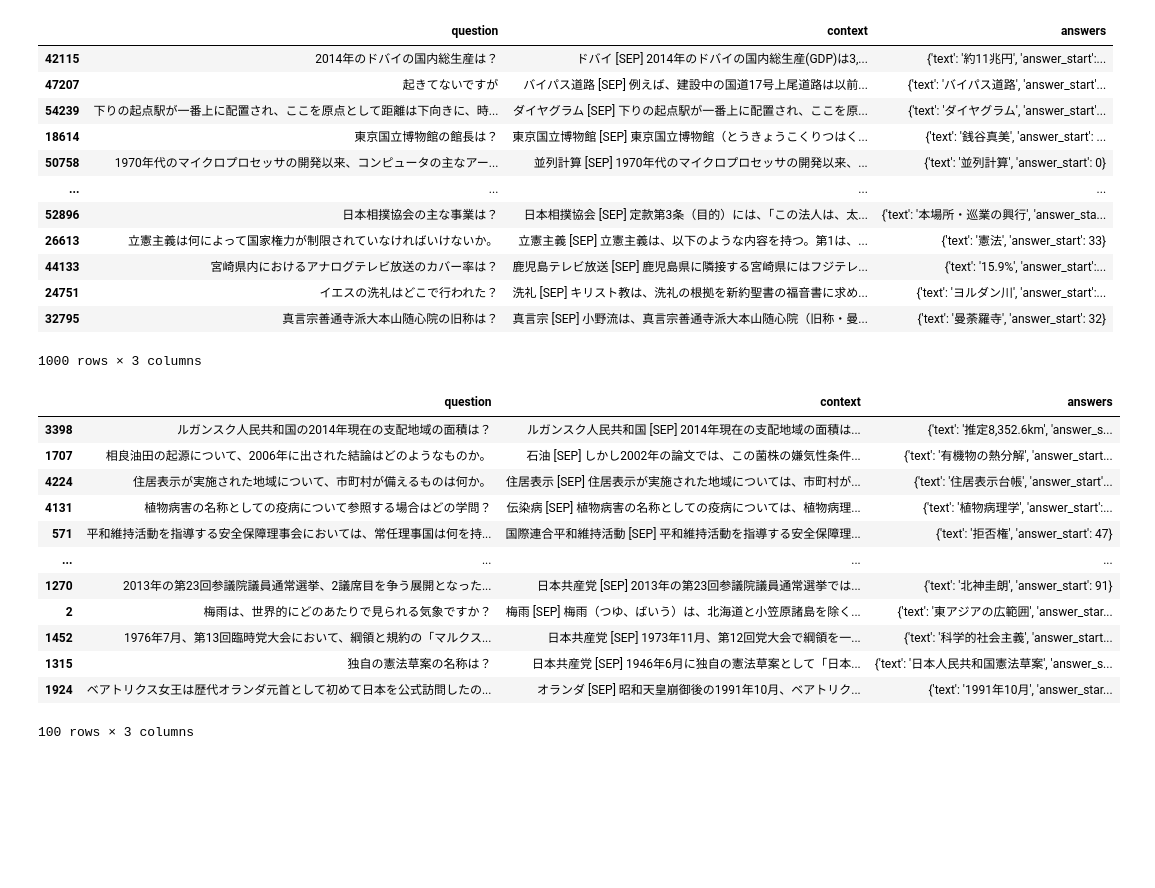
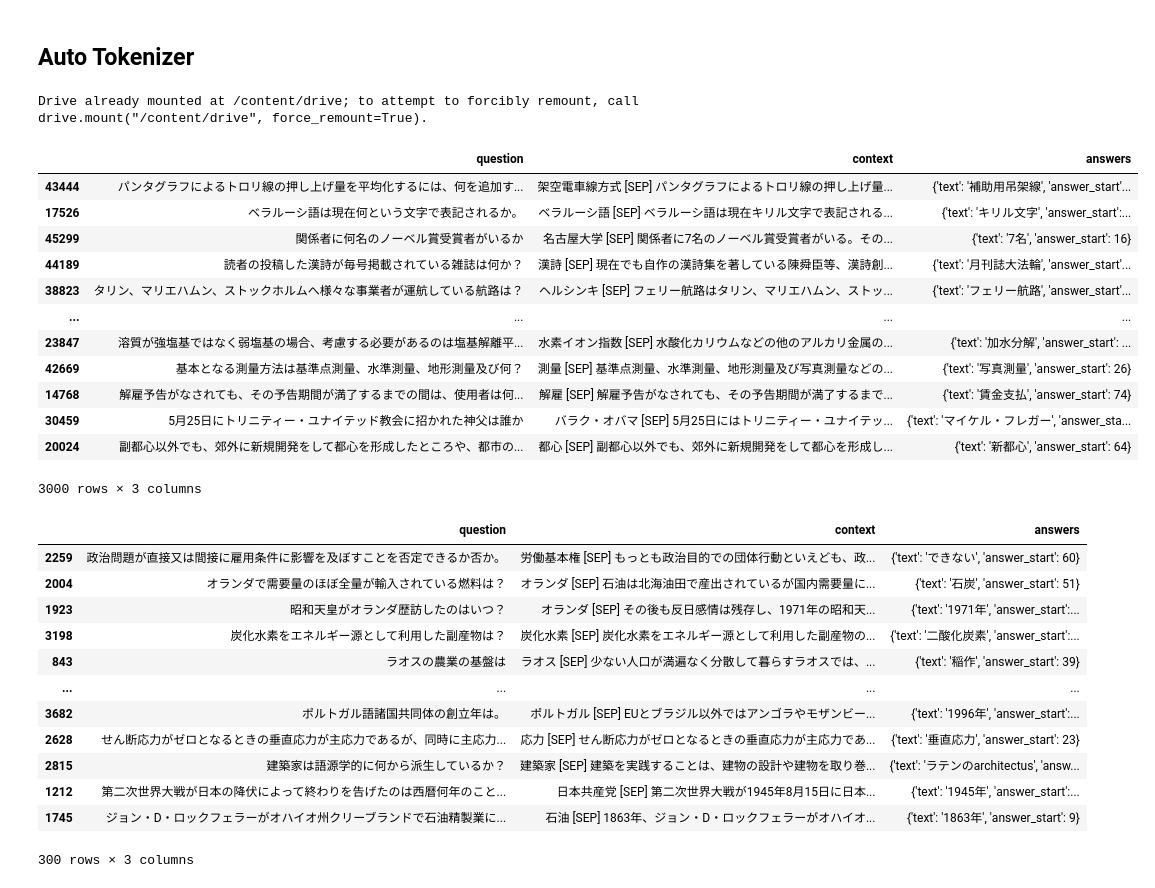
Before and after one commit to lhideki/www.inoue-kobo.com, a Jupyter notebook: www/content/ai_ml/train-qas/train-qas.ipynb, the cells around one changed output. Drawn from its saved outputs; the diff is of its cells as text; code cells hidden in the pictures; blank space fills up the shorter version.

```diff
--- a/www/content/ai_ml/train-qas/train-qas.ipynb
+++ b/www/content/ai_ml/train-qas/train-qas.ipynb
@@ -1,58 +96,67 @@
+# %% [markdown]
+## Auto Tokenizer
+# %%
+from google.colab import drive
+drive.mount('/content/drive')
+# %% [output]
+Drive already mounted at /content/drive; to attempt to forcibly remount, call drive.mount("/content/drive", force_remount=True).
 # %%
 import pandas as pd
 import json
 import numpy as np
 
-train_filename = 'data/jsquad-v1.0/train-v1.0.json'
-test_filename = 'data/jsquad-v1.0/valid-v1.0.json'
+train_filename = '/content/drive/MyDrive/Colab Notebooks/train-qas/data/jsquad-v1.0/train-v1.0.json'
+test_filename = '/content/drive/MyDrive/Colab Notebooks/train-qas/data/jsquad-v1.0/valid-v1.0.json'
 
 
 # https://www.kaggle.com/code/sanjay11100/squad-stanford-q-a-json-to-pandas-dataframe
 def squad_json_to_dataframe_train(input_file_path, record_path=['data', 'paragraphs', 'qas', 'answers']):
     file = json.loads(open(input_file_path).read())
     m = pd.io.json.json_normalize(file, record_path[:-1])
     r = pd.io.json.json_normalize(file, record_path[:-2])
 
     # combining it into single dataframe
     idx = np.repeat(r['context'].values, r.qas.str.len())
     m['context'] = idx
     m['answers'] = m['answers'].apply(lambda x: x[0])
 
     return m[['question', 'context', 'answers']]
 
 
-train_df = squad_json_to_dataframe_train(train_filename).sample(1000)
-test_df = squad_json_to_dataframe_train(test_filename).sample(100)
+train_df = squad_json_to_dataframe_train(train_filename).sample(3000, random_state=42)
+test_df = squad_json_to_dataframe_train(test_filename).sample(300, random_state=42)
+# train_df = squad_json_to_dataframe_train(train_filename)
+# test_df = squad_json_to_dataframe_train(test_filename)
 
 display(train_df)
 display(test_df)
 # %% [output]
 |  | question | context | answers |
-| 42115 | 2014年のドバイの国内総生産は？ | ドバイ [SEP] 2014年のドバイの国内総生産(GDP)は3,... | {'text': '約11兆円', 'answer_start':... |
-| 47207 | 起きてないですが | バイパス道路 [SEP] 例えば、建設中の国道17号上尾道路は以前... | {'text': 'バイパス道路', 'answer_start'... |
-| 54239 | 下りの起点駅が一番上に配置され、ここを原点として距離は下向きに、時... | ダイヤグラム [SEP] 下りの起点駅が一番上に配置され、ここを原... | {'text': 'ダイヤグラム', 'answer_start'... |
-| 18614 | 東京国立博物館の館長は？ | 東京国立博物館 [SEP] 東京国立博物館（とうきょうこくりつはく... | {'text': '銭谷真美', 'answer_start': ... |
-| 50758 | 1970年代のマイクロプロセッサの開発以来、コンピュータの主なアー... | 並列計算 [SEP] 1970年代のマイクロプロセッサの開発以来、... | {'text': '並列計算', 'answer_start': 0} |
+| 43444 | パンタグラフによるトロリ線の押し上げ量を平均化するには、何を追加す... | 架空電車線方式 [SEP] パンタグラフによるトロリ線の押し上げ量... | {'text': '補助用吊架線', 'answer_start'... |
+| 17526 | ベラルーシ語は現在何という文字で表記されるか。 | ベラルーシ語 [SEP] ベラルーシ語は現在キリル文字で表記される... | {'text': 'キリル文字', 'answer_start':... |
+| 45299 | 関係者に何名のノーベル賞受賞者がいるか | 名古屋大学 [SEP] 関係者に7名のノーベル賞受賞者がいる。その... | {'text': '7名', 'answer_start': 16} |
+| 44189 | 読者の投稿した漢詩が毎号掲載されている雑誌は何か？ | 漢詩 [SEP] 現在でも自作の漢詩集を著している陳舜臣等、漢詩創... | {'text': '月刊誌大法輪', 'answer_start'... |
+| 38823 | タリン、マリエハムン、ストックホルムへ様々な事業者が運航している航路は？ | ヘルシンキ [SEP] フェリー航路はタリン、マリエハムン、ストッ... | {'text': 'フェリー航路', 'answer_start'... |
 | ... | ... | ... | ... |
-| 52896 | 日本相撲協会の主な事業は？ | 日本相撲協会 [SEP] 定款第3条（目的）には、「この法人は、太... | {'text': '本場所・巡業の興行', 'answer_sta... |
-| 26613 | 立憲主義は何によって国家権力が制限されていなければいけないか。 | 立憲主義 [SEP] 立憲主義は、以下のような内容を持つ。第1は、... | {'text': '憲法', 'answer_start': 33} |
-| 44133 | 宮崎県内におけるアナログテレビ放送のカバー率は？ | 鹿児島テレビ放送 [SEP] 鹿児島県に隣接する宮崎県にはフジテレ... | {'text': '15.9%', 'answer_start':... |
-| 24751 | イエスの洗礼はどこで行われた？ | 洗礼 [SEP] キリスト教は、洗礼の根拠を新約聖書の福音書に求め... | {'text': 'ヨルダン川', 'answer_start':... |
-| 32795 | 真言宗善通寺派大本山随心院の旧称は？ | 真言宗 [SEP] 小野流は、真言宗善通寺派大本山随心院（旧称・曼... | {'text': '曼荼羅寺', 'answer_start': 32} |
+| 23847 | 溶質が強塩基ではなく弱塩基の場合、考慮する必要があるのは塩基解離平... | 水素イオン指数 [SEP] 水酸化カリウムなどの他のアルカリ金属の... | {'text': '加水分解', 'answer_start': ... |
+| 42669 | 基本となる測量方法は基準点測量、水準測量、地形測量及び何？ | 測量 [SEP] 基準点測量、水準測量、地形測量及び写真測量などの... | {'text': '写真測量', 'answer_start': 26} |
+| 14768 | 解雇予告がなされても、その予告期間が満了するまでの間は、使用者は何... | 解雇 [SEP] 解雇予告がなされても、その予告期間が満了するまで... | {'text': '賃金支払', 'answer_start': 74} |
+| 30459 | 5月25日にトリニティー・ユナイテッド教会に招かれた神父は誰か | バラク・オバマ [SEP] 5月25日にはトリニティー・ユナイテッ... | {'text': 'マイケル・フレガー', 'answer_sta... |
+| 20024 | 副都心以外でも、郊外に新規開発をして都心を形成したところや、都市の... | 都心 [SEP] 副都心以外でも、郊外に新規開発をして都心を形成し... | {'text': '新都心', 'answer_start': 64} |
-1000 rows × 3 columns
+3000 rows × 3 columns
 |  | question | context | answers |
-| 3398 | ルガンスク人民共和国の2014年現在の支配地域の面積は？ | ルガンスク人民共和国 [SEP] 2014年現在の支配地域の面積は... | {'text': '推定8,352.6km', 'answer_s... |
-| 1707 | 相良油田の起源について、2006年に出された結論はどのようなものか。 | 石油 [SEP] しかし2002年の論文では、この菌株の嫌気性条件... | {'text': '有機物の熱分解', 'answer_start... |
-| 4224 | 住居表示が実施された地域について、市町村が備えるものは何か。 | 住居表示 [SEP] 住居表示が実施された地域については、市町村が... | {'text': '住居表示台帳', 'answer_start'... |
-| 4131 | 植物病害の名称としての疫病について参照する場合はどの学問？ | 伝染病 [SEP] 植物病害の名称としての疫病については、植物病理... | {'text': '植物病理学', 'answer_start':... |
-| 571 | 平和維持活動を指導する安全保障理事会においては、常任理事国は何を持... | 国際連合平和維持活動 [SEP] 平和維持活動を指導する安全保障理... | {'text': '拒否権', 'answer_start': 47} |
+| 2259 | 政治問題が直接又は間接に雇用条件に影響を及ぼすことを否定できるか否か。 | 労働基本権 [SEP] もっとも政治目的での団体行動といえども、政... | {'text': 'できない', 'answer_start': 60} |
+| 2004 | オランダで需要量のほぼ全量が輸入されている燃料は？ | オランダ [SEP] 石油は北海油田で産出されているが国内需要量に... | {'text': '石炭', 'answer_start': 51} |
+| 1923 | 昭和天皇がオランダ歴訪したのはいつ？ | オランダ [SEP] その後も反日感情は残存し、1971年の昭和天... | {'text': '1971年', 'answer_start':... |
+| 3198 | 炭化水素をエネルギー源として利用した副産物は？ | 炭化水素 [SEP] 炭化水素をエネルギー源として利用した副産物の... | {'text': '二酸化炭素', 'answer_start':... |
+| 843 | ラオスの農業の基盤は | ラオス [SEP] 少ない人口が満遍なく分散して暮らすラオスでは、... | {'text': '稲作', 'answer_start': 39} |
 | ... | ... | ... | ... |
-| 1270 | 2013年の第23回参議院議員通常選挙、2議席目を争う展開となった... | 日本共産党 [SEP] 2013年の第23回参議院議員通常選挙では... | {'text': '北神圭朗', 'answer_start': 91} |
-| 2 | 梅雨は、世界的にどのあたりで見られる気象ですか？ | 梅雨 [SEP] 梅雨（つゆ、ばいう）は、北海道と小笠原諸島を除く... | {'text': '東アジアの広範囲', 'answer_star... |
-| 1452 | 1976年7月、第13回臨時党大会において、綱領と規約の「マルクス... | 日本共産党 [SEP] 1973年11月、第12回党大会で綱領を一... | {'text': '科学的社会主義', 'answer_start... |
-| 1315 | 独自の憲法草案の名称は？ | 日本共産党 [SEP] 1946年6月に独自の憲法草案として「日本... | {'text': '日本人民共和国憲法草案', 'answer_s... |
-| 1924 | ベアトリクス女王は歴代オランダ元首として初めて日本を公式訪問したの... | オランダ [SEP] 昭和天皇崩御後の1991年10月、ベアトリク... | {'text': '1991年10月', 'answer_star... |
+| 3682 | ポルトガル語諸国共同体の創立年は。 | ポルトガル [SEP] EUとブラジル以外ではアンゴラやモザンビー... | {'text': '1996年', 'answer_start':... |
+| 2628 | せん断応力がゼロとなるときの垂直応力が主応力であるが、同時に主応力... | 応力 [SEP] せん断応力がゼロとなるときの垂直応力が主応力であ... | {'text': '垂直応力', 'answer_start': 23} |
+| 2815 | 建築家は語源学的に何から派生しているか？ | 建築家 [SEP] 建築を実践することは、建物の設計や建物を取り巻... | {'text': 'ラテンのarchitectus', 'answ... |
+| 1212 | 第二次世界大戦が日本の降伏によって終わりを告げたのは西暦何年のこと... | 日本共産党 [SEP] 第二次世界大戦が1945年8月15日に日本... | {'text': '1945年', 'answer_start':... |
+| 1745 | ジョン・D・ロックフェラーがオハイオ州クリーブランドで石油精製業に... | 石油 [SEP] 1863年、ジョン・D・ロックフェラーがオハイオ... | {'text': '1863年', 'answer_start': 9} |
-100 rows × 3 columns
+300 rows × 3 columns
 # %%
 from transformers import AutoModelForQuestionAnswering, TrainingArguments, Trainer
 from transformers import AutoTokenizer
```
Also changed, not shown: parts of 17 cells of this notebook, 9 other files.
